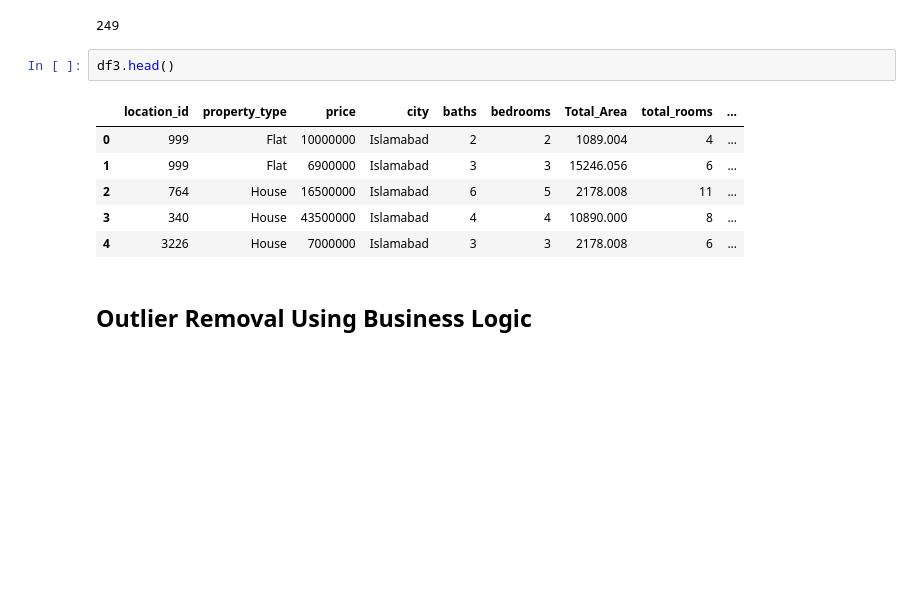
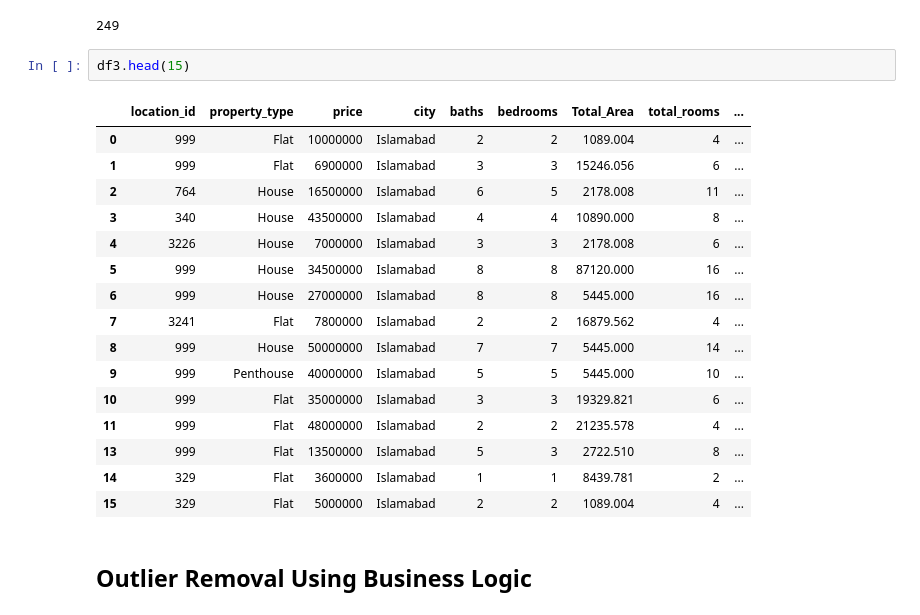
Before and after one commit to furkankizilay/end-to-end-ml-projects, a Jupyter notebook: entities/predict-home-price.ipynb, the cells around one changed output. Saved outputs shown, nothing was run; the diff lists cells and outputs as text; blank space fills up the shorter version.

```diff
--- a/entities/predict-home-price.ipynb
+++ b/entities/predict-home-price.ipynb
@@ -213,14 +213,24 @@ len(df3.location_id.unique())
 # %% [output]
 249
 # %%
-df3.head()
+df3.head(15)
 # %% [output]
 |  | location_id | property_type | price | city | baths | bedrooms | Total_Area | total_rooms | ... |
 | 0 | 999 | Flat | 10000000 | Islamabad | 2 | 2 | 1089.004 | 4 | ... |
 | 1 | 999 | Flat | 6900000 | Islamabad | 3 | 3 | 15246.056 | 6 | ... |
 | 2 | 764 | House | 16500000 | Islamabad | 6 | 5 | 2178.008 | 11 | ... |
 | 3 | 340 | House | 43500000 | Islamabad | 4 | 4 | 10890.000 | 8 | ... |
 | 4 | 3226 | House | 7000000 | Islamabad | 3 | 3 | 2178.008 | 6 | ... |
+| 5 | 999 | House | 34500000 | Islamabad | 8 | 8 | 87120.000 | 16 | ... |
+| 6 | 999 | House | 27000000 | Islamabad | 8 | 8 | 5445.000 | 16 | ... |
+| 7 | 3241 | Flat | 7800000 | Islamabad | 2 | 2 | 16879.562 | 4 | ... |
+| 8 | 999 | House | 50000000 | Islamabad | 7 | 7 | 5445.000 | 14 | ... |
+| 9 | 999 | Penthouse | 40000000 | Islamabad | 5 | 5 | 5445.000 | 10 | ... |
+| 10 | 999 | Flat | 35000000 | Islamabad | 3 | 3 | 19329.821 | 6 | ... |
+| 11 | 999 | Flat | 48000000 | Islamabad | 2 | 2 | 21235.578 | 4 | ... |
+| 13 | 999 | Flat | 13500000 | Islamabad | 5 | 3 | 2722.510 | 8 | ... |
+| 14 | 329 | Flat | 3600000 | Islamabad | 1 | 1 | 8439.781 | 2 | ... |
+| 15 | 329 | Flat | 5000000 | Islamabad | 2 | 2 | 1089.004 | 4 | ... |
 # %% [markdown]
 ## Outlier Removal Using Business Logic
 # %% [markdown]
```
Also changed, not shown: parts of 2 cells of this notebook, 20 other files.
